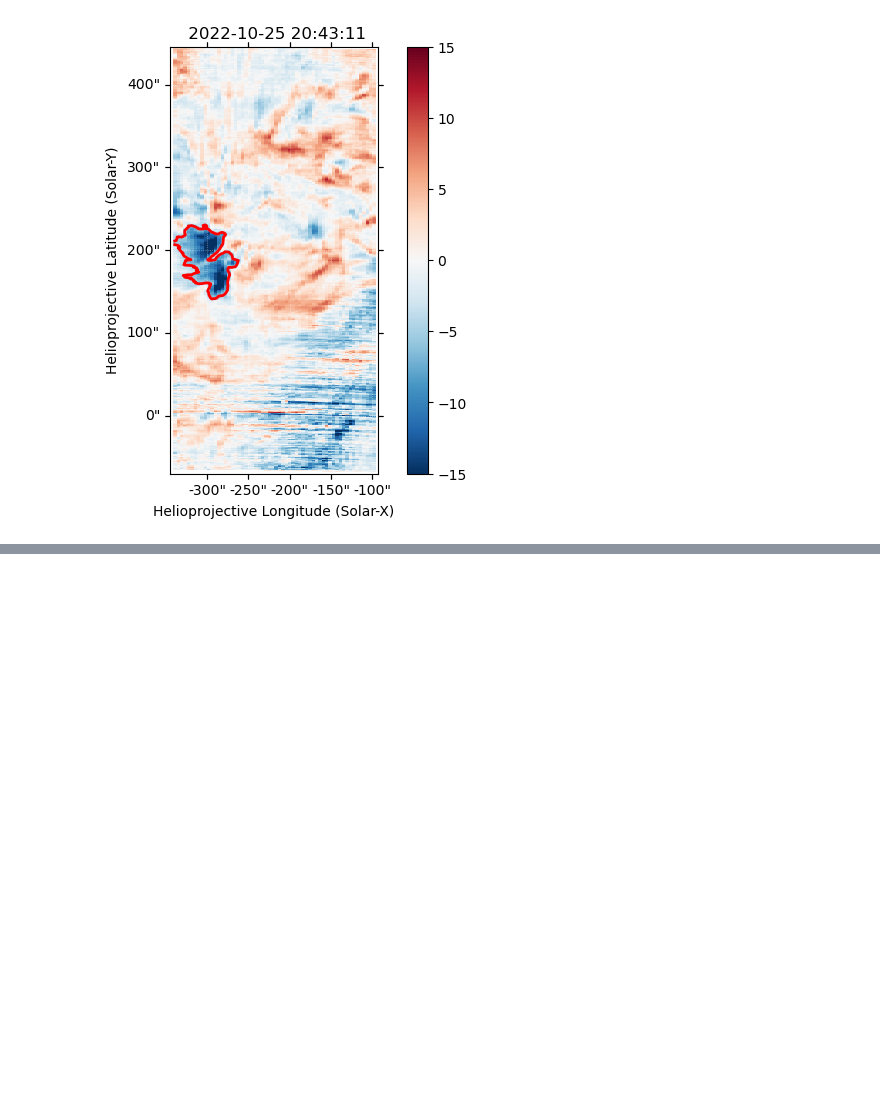
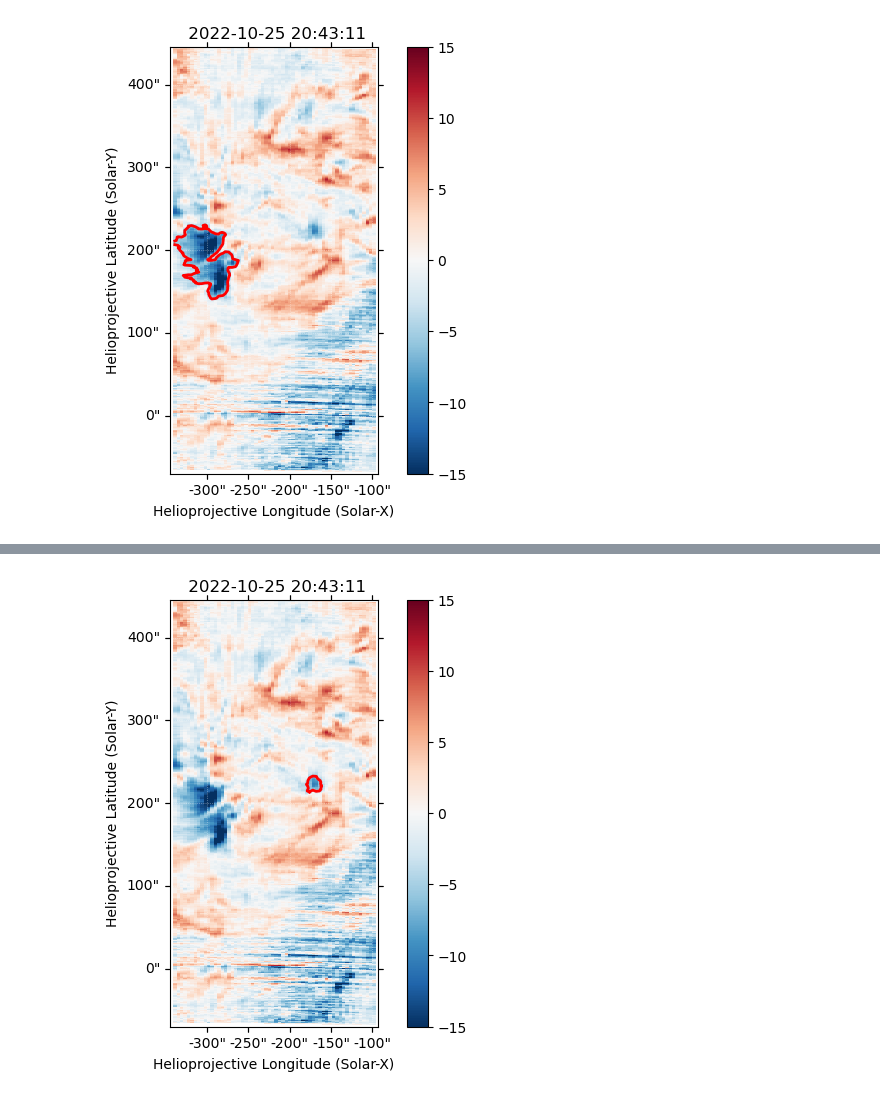
Before and after one commit to yjzhu-solar/EIS_DKIST_SolO, a Jupyter notebook: ipynb/eis/eis_pointing_1025_2011.ipynb, the cells around one changed output, grey strips where cells are left out. Drawn from its saved outputs; the diff is of its cells as text; code cells hidden in the pictures; blank space fills up the shorter version.

```diff
--- a/ipynb/eis/eis_pointing_1025_2011.ipynb
+++ b/ipynb/eis/eis_pointing_1025_2011.ipynb
@@ -382,0 +400,12 @@ cs_regions_eis_1025[0].to_pixel(eis_195_vel_interp_linear_map_derot.wcs).write('
+# %%
+cs_selected_index_1025_fp = [157]
+
+fig = plt.figure(figsize=(7, 5),layout='constrained')
+ax = fig.add_subplot(111, projection=eis_195_vel_interp_linear_map_derot)
+eis_195_vel_interp_linear_map_derot.plot(axes=ax)
+plt.colorbar()
+
+for ii in cs_selected_index_1025_fp:
+    ax.plot(*cs_eis_1025.allsegs[0][ii].T, color='red', lw=2)
+# %% [output]
+[figure, added]
```
Also changed, not shown: parts of 15 cells of this notebook, 10 other files.
